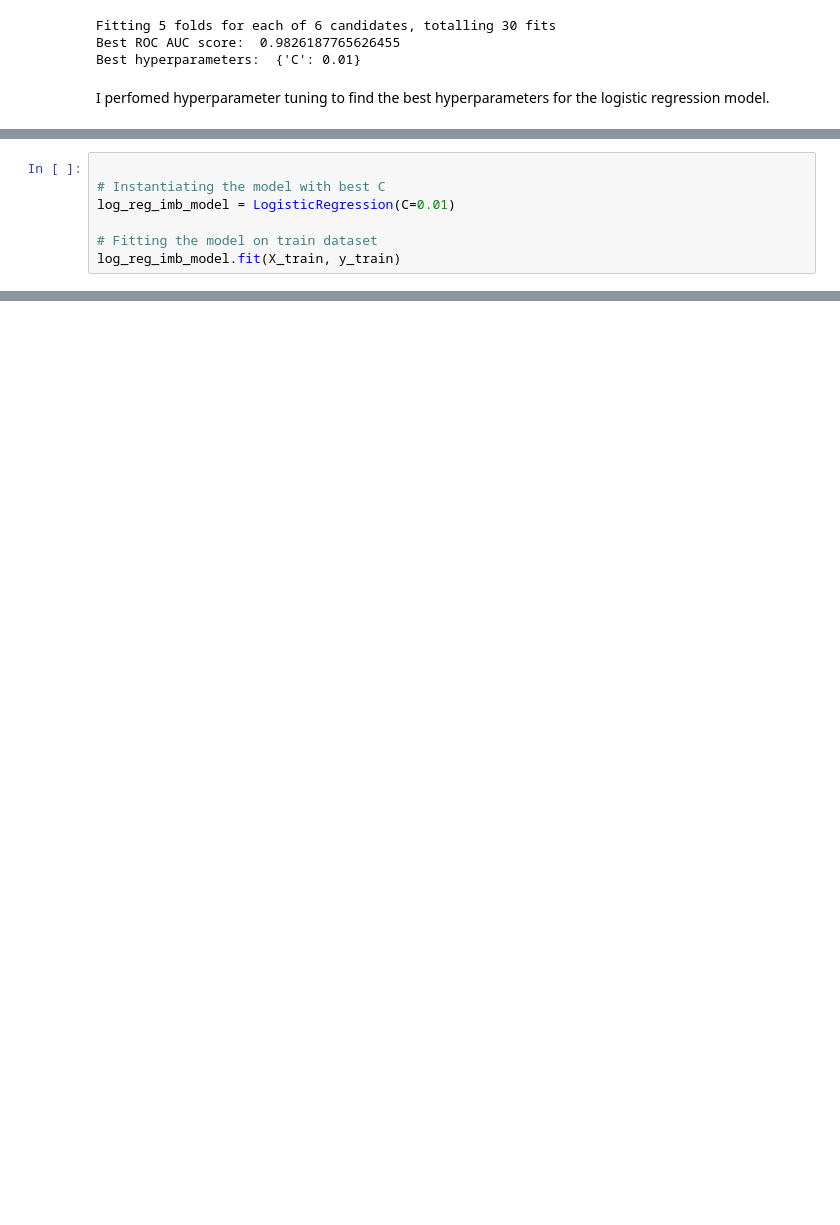
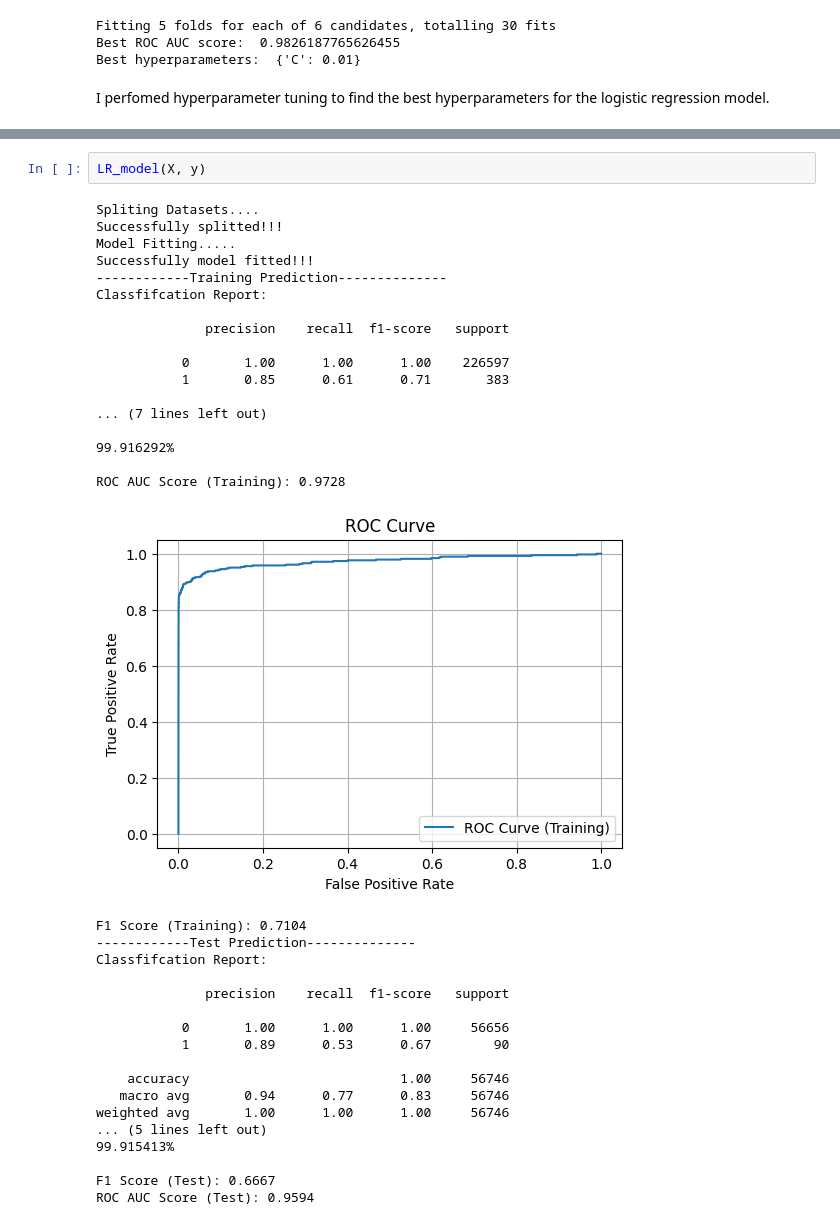
Before and after one commit to MercyKiragu/SAFESWIPE, a Jupyter notebook: notebook.ipynb, the cells around one changed output, grey strips where cells are left out. Cells and saved outputs as stored; diff of their text form; blank space fills up the shorter version.

Commit message:
modelling

```diff
--- a/notebook.ipynb
+++ b/notebook.ipynb
@@ -588,7 +668,0 @@ cv_results
-# %%
-
-# Instantiating the model with best C
-log_reg_imb_model = LogisticRegression(C=0.01)
-
-# Fitting the model on train dataset
-log_reg_imb_model.fit(X_train, y_train)
@@ -672,0 +742,38 @@ draw_roc(y_test, y_test_pred_proba)
+# %%
+LR_model(X, y)
+# %% [output]
+Spliting Datasets....
+Successfully splitted!!!
+Model Fitting.....
+Successfully model fitted!!!
+------------Training Prediction--------------
+Classfifcation Report:
+
+              precision    recall  f1-score   support
+
+           0       1.00      1.00      1.00    226597
+           1       0.85      0.61      0.71       383
+
+... (7 lines left out)
+
+99.916292%
+
+ROC AUC Score (Training): 0.9728
+[figure, added]
+F1 Score (Training): 0.7104
+------------Test Prediction--------------
+Classfifcation Report:
+
+              precision    recall  f1-score   support
+
+           0       1.00      1.00      1.00     56656
+           1       0.89      0.53      0.67        90
+
+    accuracy                           1.00     56746
+   macro avg       0.94      0.77      0.83     56746
+weighted avg       1.00      1.00      1.00     56746
+... (5 lines left out)
+99.915413%
+
+F1 Score (Test): 0.6667
+ROC AUC Score (Test): 0.9594
```
Also changed, not shown: parts of 64 cells of this notebook.
